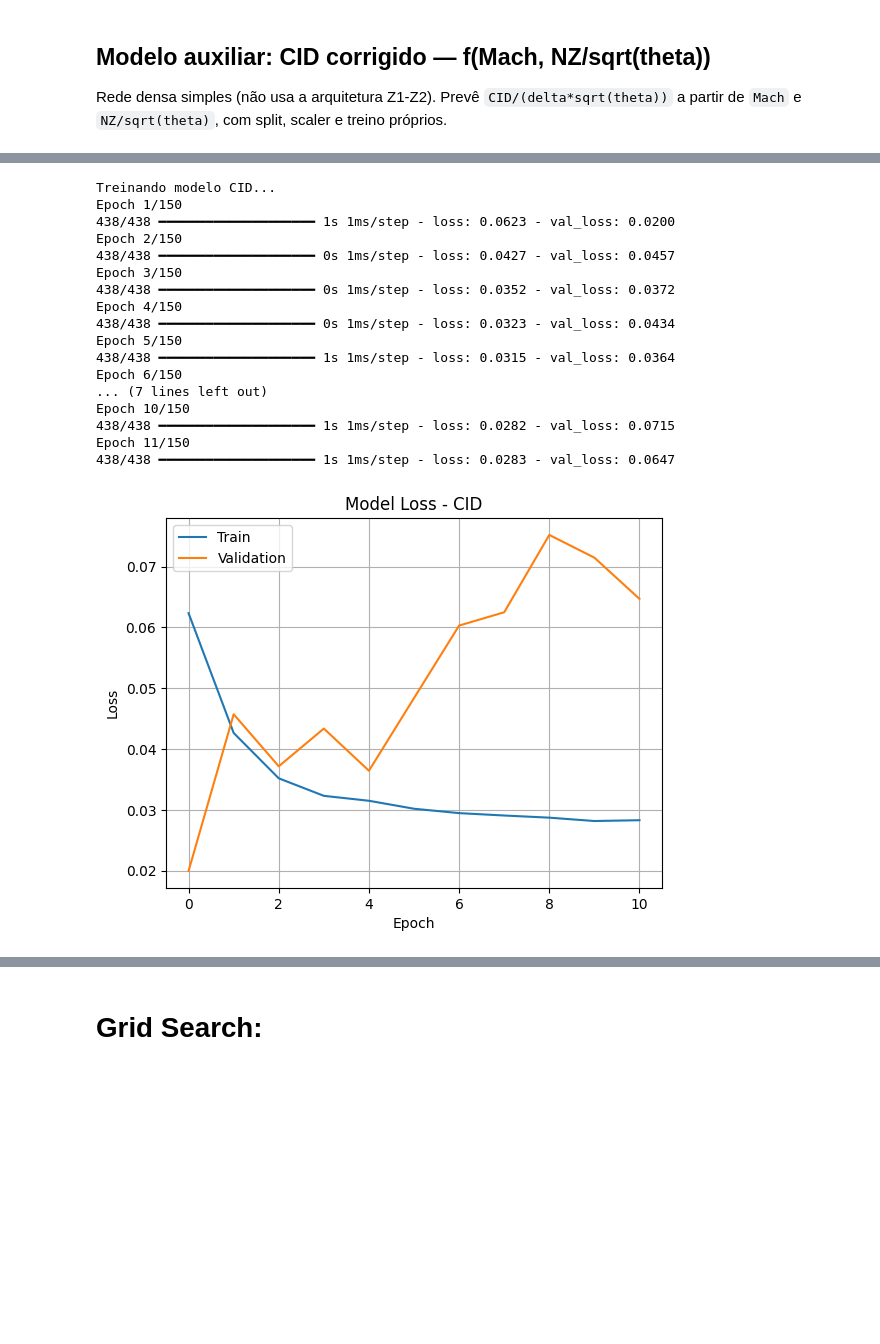
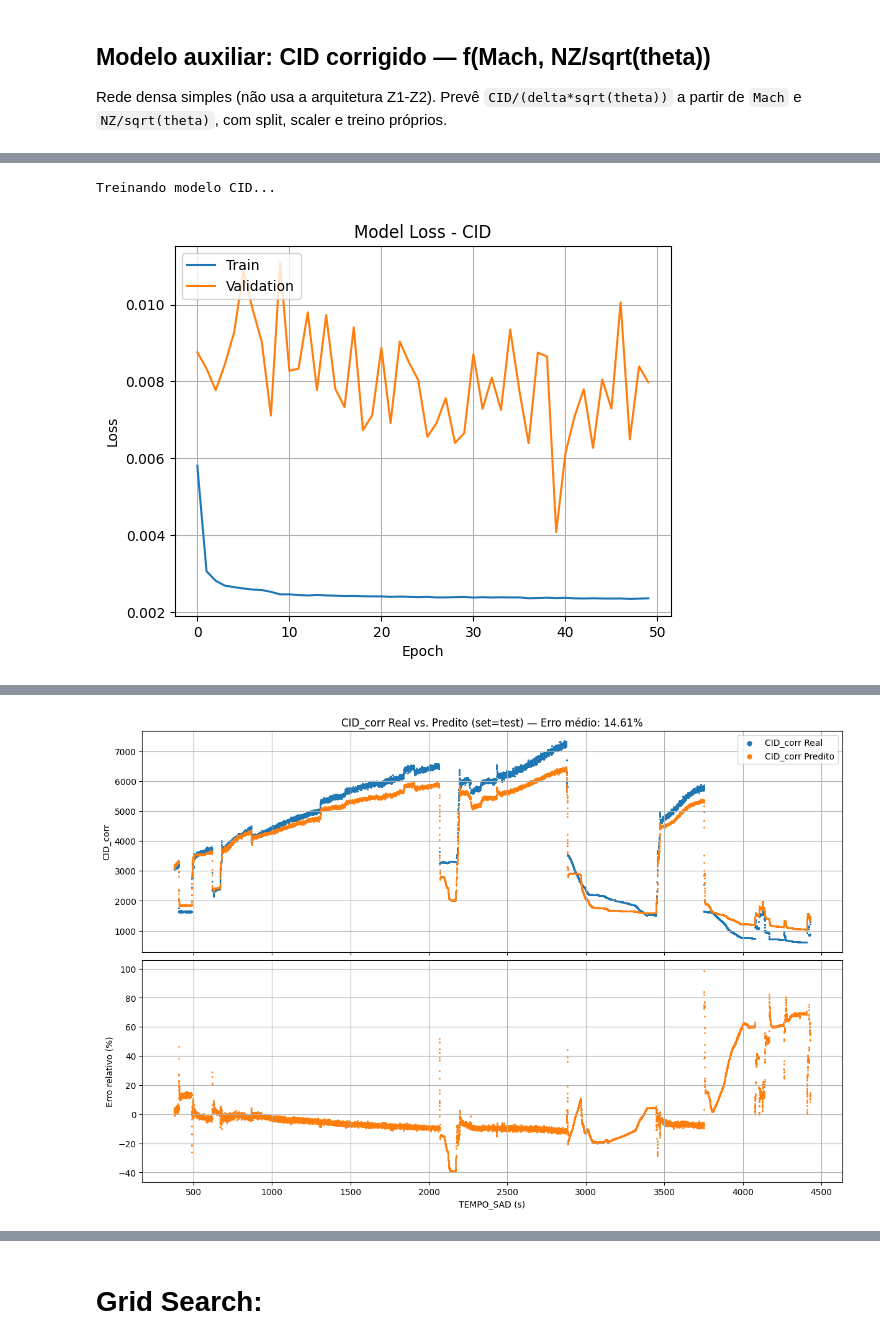
Before and after one commit to ymarcal/PMG, a Jupyter notebook: scriptPMG_refactored.ipynb, the cells around one changed output, grey strips where cells are left out. Drawn from its saved outputs; the diff is of its cells as text; code cells hidden in the pictures; blank space fills up the shorter version.

```diff
--- a/scriptPMG_refactored.ipynb
+++ b/scriptPMG_refactored.ipynb
@@ -1287,27 +1290,28 @@ def plotgraphs(training_history_cid, df):
     pred_scaled_cid = model_cid.predict(X_cid_all)
     df['CID_corr_pred'] = scaler_y_cid.inverse_transform(pred_scaled_cid).flatten()
 
-    evaluated_set = 'test'
-    subset = df[df['type'] == evaluated_set]
+    # plt.show()
+    for evaluated_set in ['train', 'test']:
+        subset = df[df['type'] == evaluated_set]
 
-    erro_relativo_cid = (subset['CID_corr_pred'] - subset['CID_corr']) / subset['CID_corr'].abs() * 100
-    erro_medio_cid = np.nanmean(np.abs(erro_relativo_cid))
+        erro_relativo_cid = (subset['CID_corr_pred'] - subset['CID_corr']) / subset['CID_corr'].abs() * 100
+        erro_medio_cid = np.nanmean(np.abs(erro_relativo_cid))
 
-    fig, axes = plt.subplots(2, 1, figsize=(12, 8), sharex=True, constrained_layout=True)
+        fig, axes = plt.subplots(2, 1, figsize=(12, 8), sharex=True, constrained_layout=True)
 
-    axes[0].scatter(subset['TEMPO_SAD'], subset['CID_corr'], s=1, label='CID_corr Real')
-    axes[0].scatter(subset['TEMPO_SAD'], subset['CID_corr_pred'], s=1, label='CID_corr Predito')
-    axes[0].set_ylabel('CID_corr')
-    axes[0].set_title(f'CID_corr Real vs. Predito (set={evaluated_set}) — Erro médio: {erro_medio_cid:.2f}%')
-    axes[0].legend(markerscale=5)
-    axes[0].grid()
+        axes[0].scatter(subset['TEMPO_SAD'], subset['CID_corr'], s=1, label='CID_corr Real')
+        axes[0].scatter(subset['TEMPO_SAD'], subset['CID_corr_pred'], s=1, label='CID_corr Predito')
+        axes[0].set_ylabel('CID_corr')
+        axes[0].set_title(f'CID_corr Real vs. Predito (set={evaluated_set}) — Erro médio: {erro_medio_cid:.2f}%')
+        axes[0].legend(markerscale=5)
+        axes[0].grid()
 
-    axes[1].scatter(subset['TEMPO_SAD'], erro_relativo_cid, s=1, color='tab:orange')
-    axes[1].set_ylabel('Erro relativo (%)')
-    axes[1].set_xlabel('TEMPO_SAD (s)')
-    axes[1].grid()
+        axes[1].scatter(subset['TEMPO_SAD'], erro_relativo_cid, s=1, color='tab:orange')
+        axes[1].set_ylabel('Erro relativo (%)')
+        axes[1].set_xlabel('TEMPO_SAD (s)')
+        axes[1].grid()
 
-    plt.show()
+        plt.show()
 # %%
 architecture_cid = {
     'neurons': 16,
@@ -1428,7 +1387,7 @@ Epoch 23/150
 # %%
 architecture_cid = {
-    'neurons': 64,
-    'camadas_ocultas': 1,
+    'neurons': 16,
+    'camadas_ocultas': 3,
     'activation': 'relu',
     'dropout': 0.2
 }
@@ -1467,37 +1411,21 @@ Epoch 15/150
 # %%
 architecture_cid = {
-    'neurons': 64,
-    'camadas_ocultas': 4,
+    'neurons': 32,
+    'camadas_ocultas': 3,
     'activation': 'relu',
     'dropout': 0.2
 }
 hyperparameters_cid = {
     'optimizer': 'adam',
     'learning_rate': 0.001,
     'epochs': 150,
     'batch_size': 64,
     'patience': 10
 }
 df, scaler_x_cid, scaler_y_cid, model_cid, training_history_cid = pipeline_cid(
     df, features_cid, target_cid, architecture_cid, hyperparameters_cid
 )
 plotgraphs(training_history_cid, df)
 # %% [output]
 Treinando modelo CID...
-Epoch 1/150
-438/438 ━━━━━━━━━━━━━━━━━━━━ 1s 1ms/step - loss: 0.0623 - val_loss: 0.0200
-Epoch 2/150
-438/438 ━━━━━━━━━━━━━━━━━━━━ 0s 1ms/step - loss: 0.0427 - val_loss: 0.0457
-Epoch 3/150
-438/438 ━━━━━━━━━━━━━━━━━━━━ 0s 1ms/step - loss: 0.0352 - val_loss: 0.0372
-Epoch 4/150
-438/438 ━━━━━━━━━━━━━━━━━━━━ 0s 1ms/step - loss: 0.0323 - val_loss: 0.0434
-Epoch 5/150
-438/438 ━━━━━━━━━━━━━━━━━━━━ 1s 1ms/step - loss: 0.0315 - val_loss: 0.0364
-Epoch 6/150
-... (7 lines left out)
-Epoch 10/150
-438/438 ━━━━━━━━━━━━━━━━━━━━ 1s 1ms/step - loss: 0.0282 - val_loss: 0.0715
-Epoch 11/150
-438/438 ━━━━━━━━━━━━━━━━━━━━ 1s 1ms/step - loss: 0.0283 - val_loss: 0.0647
-[figure, old version]
+[figure, new version]
@@ -1505,0 +1434 @@ Epoch 11/150
+[figure, added]
```
Also changed, not shown: parts of 10 cells of this notebook.
